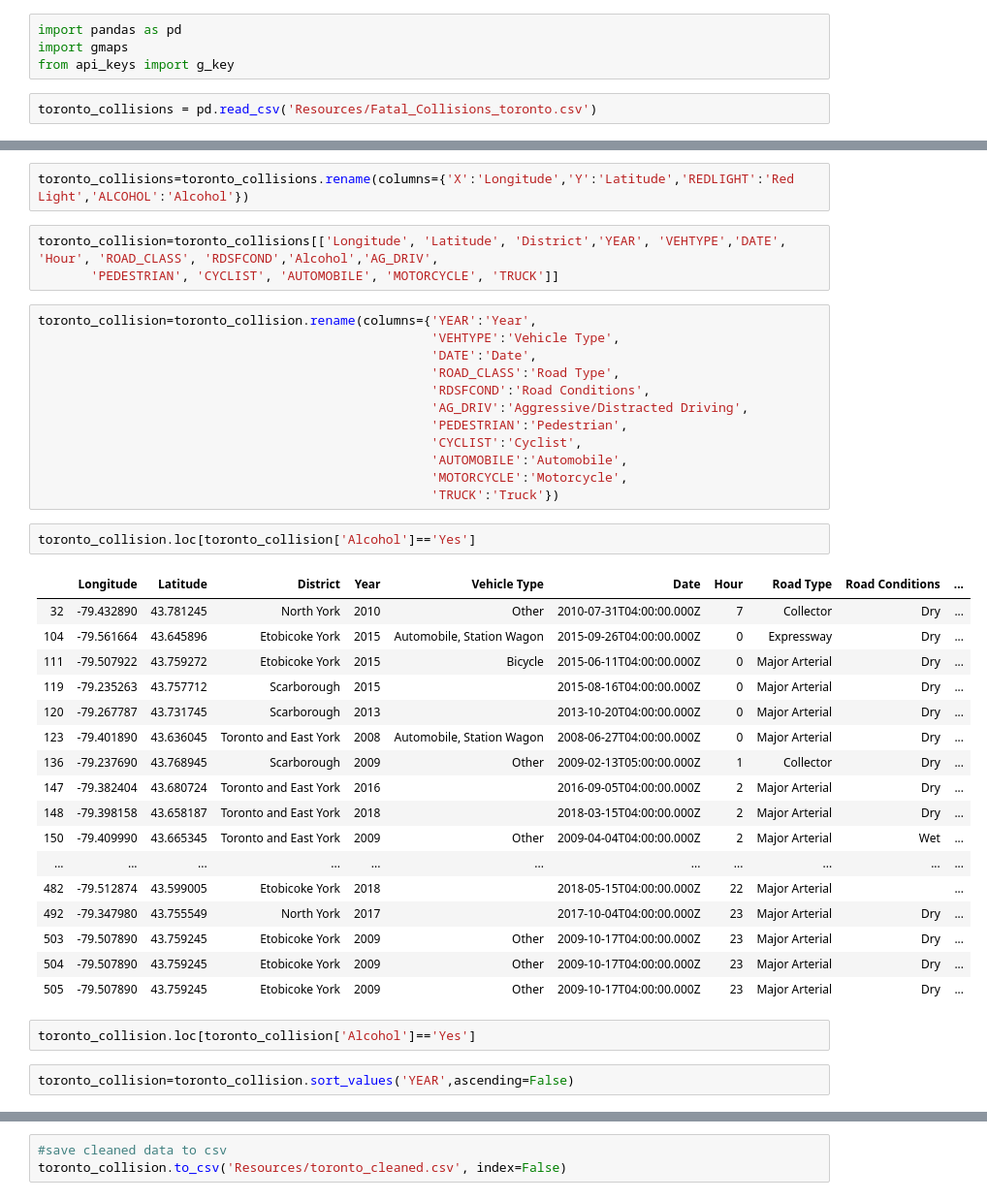
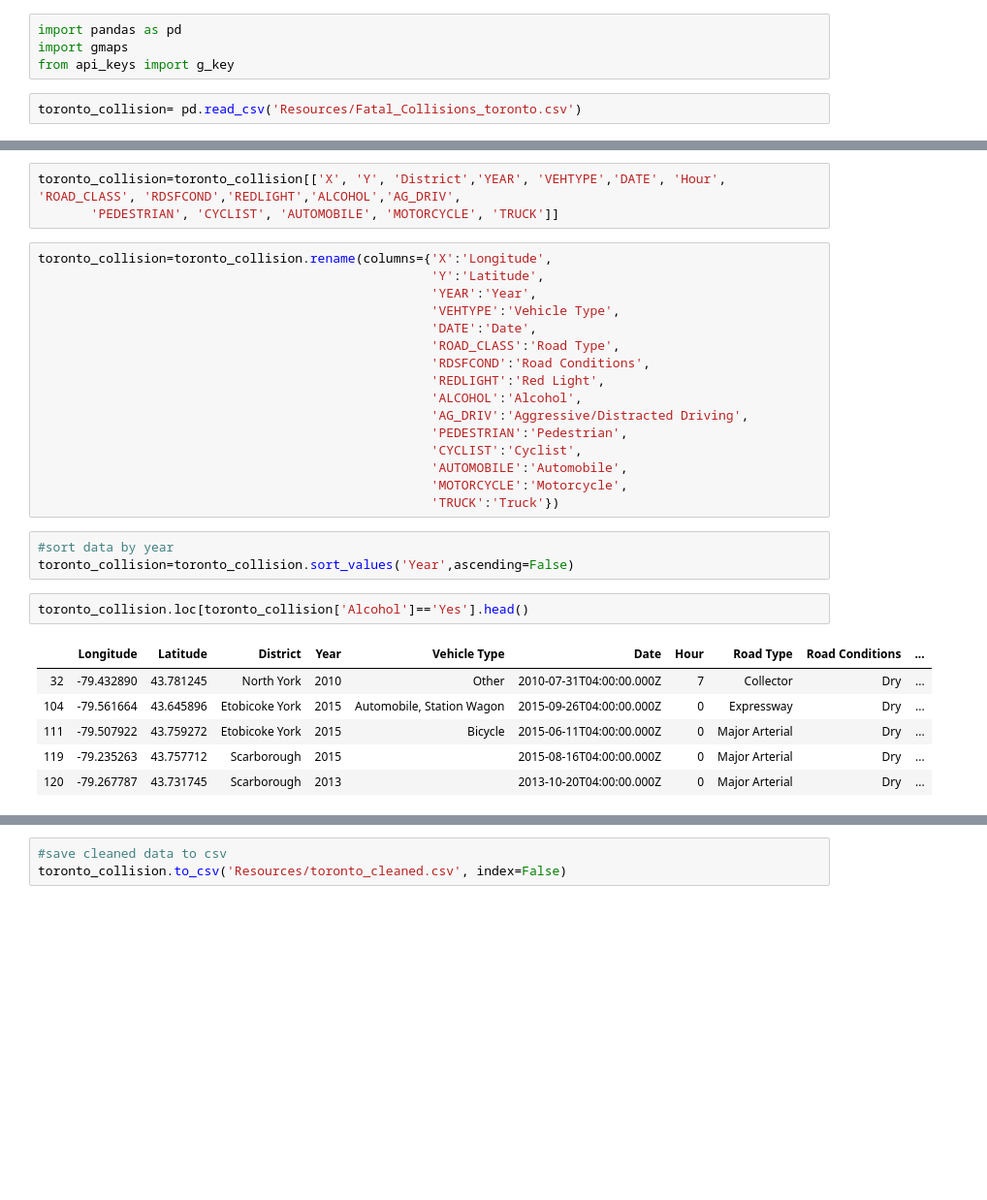
Before and after one commit to nupurgupta5292/SES-vs-Fatal-Road-Collisions, a Jupyter notebook: toronto_data.ipynb, the cells around one changed output, grey strips where cells are left out. Shown: that part at 97% size. Drawn from its saved outputs; the diff is of its cells as text; blank space fills up the shorter version.

```diff
--- a/toronto_data.ipynb
+++ b/toronto_data.ipynb
@@ -3,5 +3,5 @@ import pandas as pd
 import gmaps
 from api_keys import g_key
 # %%
-toronto_collisions = pd.read_csv('Resources/Fatal_Collisions_toronto.csv')
+toronto_collision= pd.read_csv('Resources/Fatal_Collisions_toronto.csv')
 # %%
@@ -29,45 +29,35 @@ Index(['X', 'Y', 'Index_', 'ACCNUM', 'YEAR', 'DATE', 'TIME', 'Hour', 'STREET1',
        'REDLIGHT', 'ALCOHOL', 'DISABILITY', 'Hood_ID', 'Neighbourh',
        'ObjectId'],
       dtype='object')
-# %%
-toronto_collisions=toronto_collisions.rename(columns={'X':'Longitude','Y':'Latitude','REDLIGHT':'Red Light','ALCOHOL':'Alcohol'})
 # %%
-toronto_collision=toronto_collisions[['Longitude', 'Latitude', 'District','YEAR', 'VEHTYPE','DATE', 'Hour', 'ROAD_CLASS', 'RDSFCOND','Alcohol','AG_DRIV',
+toronto_collision=toronto_collision[['X', 'Y', 'District','YEAR', 'VEHTYPE','DATE', 'Hour', 'ROAD_CLASS', 'RDSFCOND','REDLIGHT','ALCOHOL','AG_DRIV',
        'PEDESTRIAN', 'CYCLIST', 'AUTOMOBILE', 'MOTORCYCLE', 'TRUCK']]
 # %%
-toronto_collision=toronto_collision.rename(columns={'YEAR':'Year',
+toronto_collision=toronto_collision.rename(columns={'X':'Longitude',
+                                                    'Y':'Latitude',
+                                                    'YEAR':'Year',
                                                     'VEHTYPE':'Vehicle Type',
                                                     'DATE':'Date',
                                                     'ROAD_CLASS':'Road Type',
                                                     'RDSFCOND':'Road Conditions',
+                                                    'REDLIGHT':'Red Light',
+                                                    'ALCOHOL':'Alcohol',
                                                     'AG_DRIV':'Aggressive/Distracted Driving',
                                                     'PEDESTRIAN':'Pedestrian',
                                                     'CYCLIST':'Cyclist',
                                                     'AUTOMOBILE':'Automobile',
                                                     'MOTORCYCLE':'Motorcycle',
                                                     'TRUCK':'Truck'})
+# %%
+#sort data by year
+toronto_collision=toronto_collision.sort_values('Year',ascending=False)
 # %%
-toronto_collision.loc[toronto_collision['Alcohol']=='Yes']
+toronto_collision.loc[toronto_collision['Alcohol']=='Yes'].head()
 # %% [output]
 |  | Longitude | Latitude | District | Year | Vehicle Type | Date | Hour | Road Type | Road Conditions | ... |
 | 32 | -79.432890 | 43.781245 | North York | 2010 | Other | 2010-07-31T04:00:00.000Z | 7 | Collector | Dry | ... |
 | 104 | -79.561664 | 43.645896 | Etobicoke York | 2015 | Automobile, Station Wagon | 2015-09-26T04:00:00.000Z | 0 | Expressway | Dry | ... |
 | 111 | -79.507922 | 43.759272 | Etobicoke York | 2015 | Bicycle | 2015-06-11T04:00:00.000Z | 0 | Major Arterial | Dry | ... |
 | 119 | -79.235263 | 43.757712 | Scarborough | 2015 |  | 2015-08-16T04:00:00.000Z | 0 | Major Arterial | Dry | ... |
 | 120 | -79.267787 | 43.731745 | Scarborough | 2013 |  | 2013-10-20T04:00:00.000Z | 0 | Major Arterial | Dry | ... |
-| 123 | -79.401890 | 43.636045 | Toronto and East York | 2008 | Automobile, Station Wagon | 2008-06-27T04:00:00.000Z | 0 | Major Arterial | Dry | ... |
-| 136 | -79.237690 | 43.768945 | Scarborough | 2009 | Other | 2009-02-13T05:00:00.000Z | 1 | Collector | Dry | ... |
-| 147 | -79.382404 | 43.680724 | Toronto and East York | 2016 |  | 2016-09-05T04:00:00.000Z | 2 | Major Arterial | Dry | ... |
-| 148 | -79.398158 | 43.658187 | Toronto and East York | 2018 |  | 2018-03-15T04:00:00.000Z | 2 | Major Arterial | Dry | ... |
-| 150 | -79.409990 | 43.665345 | Toronto and East York | 2009 | Other | 2009-04-04T04:00:00.000Z | 2 | Major Arterial | Wet | ... |
-| ... | ... | ... | ... | ... | ... | ... | ... | ... | ... | ... |
-| 482 | -79.512874 | 43.599005 | Etobicoke York | 2018 |  | 2018-05-15T04:00:00.000Z | 22 | Major Arterial |  | ... |
-| 492 | -79.347980 | 43.755549 | North York | 2017 |  | 2017-10-04T04:00:00.000Z | 23 | Major Arterial | Dry | ... |
-| 503 | -79.507890 | 43.759245 | Etobicoke York | 2009 | Other | 2009-10-17T04:00:00.000Z | 23 | Major Arterial | Dry | ... |
-| 504 | -79.507890 | 43.759245 | Etobicoke York | 2009 | Other | 2009-10-17T04:00:00.000Z | 23 | Major Arterial | Dry | ... |
-| 505 | -79.507890 | 43.759245 | Etobicoke York | 2009 | Other | 2009-10-17T04:00:00.000Z | 23 | Major Arterial | Dry | ... |
-# %%
-toronto_collision.loc[toronto_collision['Alcohol']=='Yes']
-# %%
-toronto_collision=toronto_collision.sort_values('YEAR',ascending=False)
 # %%
```
Also changed, not shown: parts of 17 cells of this notebook, 5 other files.
